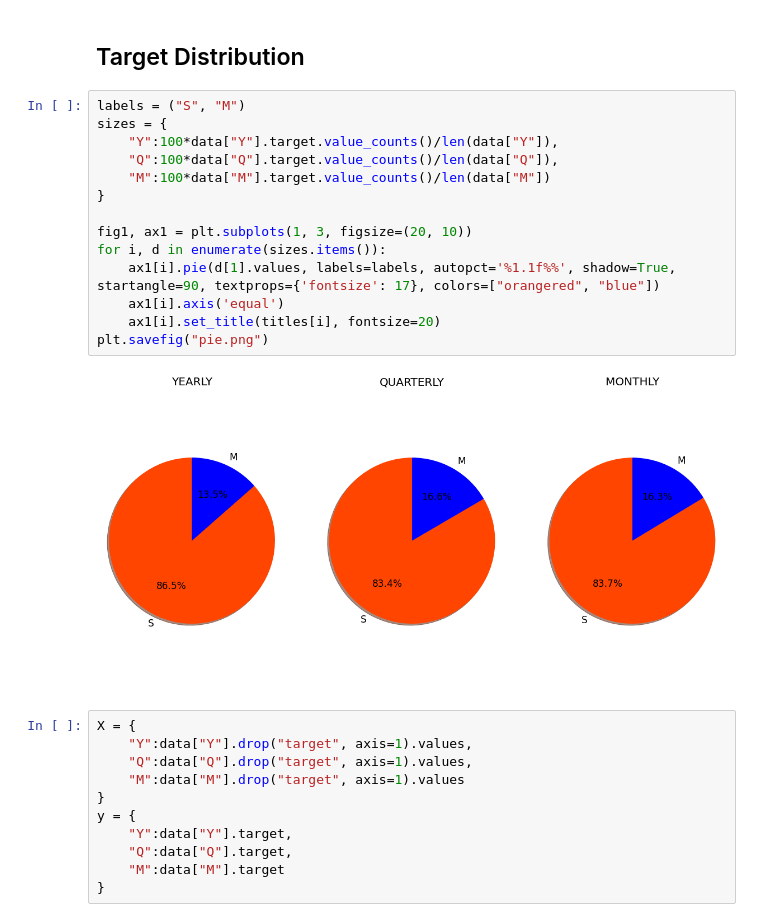
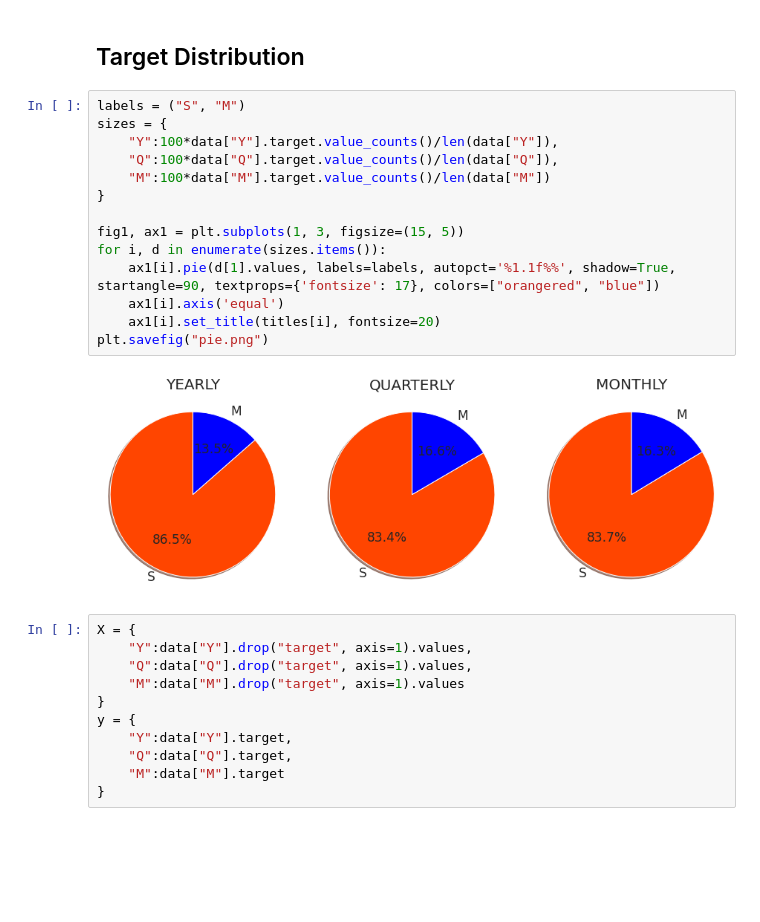
Before and after one commit to GDalforno/M4-Meta-Analysis, a Jupyter notebook: Meta Learning/Data Analysis.ipynb, the cells around one changed output. Saved outputs shown, nothing was run; the diff lists cells and outputs as text; blank space fills up the shorter version.

```diff
--- a/Meta Learning/Data Analysis.ipynb
+++ b/Meta Learning/Data Analysis.ipynb
@@ -201,19 +201,19 @@ titles = ("YEARLY", "QUARTERLY", "MONTHLY")
 # %%
 labels = ("S", "M")
 sizes = {
     "Y":100*data["Y"].target.value_counts()/len(data["Y"]),
     "Q":100*data["Q"].target.value_counts()/len(data["Q"]),
     "M":100*data["M"].target.value_counts()/len(data["M"])
 }
 
-fig1, ax1 = plt.subplots(1, 3, figsize=(20, 10))
+fig1, ax1 = plt.subplots(1, 3, figsize=(15, 5))
 for i, d in enumerate(sizes.items()):
     ax1[i].pie(d[1].values, labels=labels, autopct='%1.1f%%', shadow=True, startangle=90, textprops={'fontsize': 17}, colors=["orangered", "blue"])
     ax1[i].axis('equal')
     ax1[i].set_title(titles[i], fontsize=20)
 plt.savefig("pie.png")
 # %% [output]
-[figure, old version]
+[figure, new version]
 # %%
 X = {
     "Y":data["Y"].drop("target", axis=1).values,
```
Also changed, not shown: parts of 3 cells of this notebook, 4 other files.
